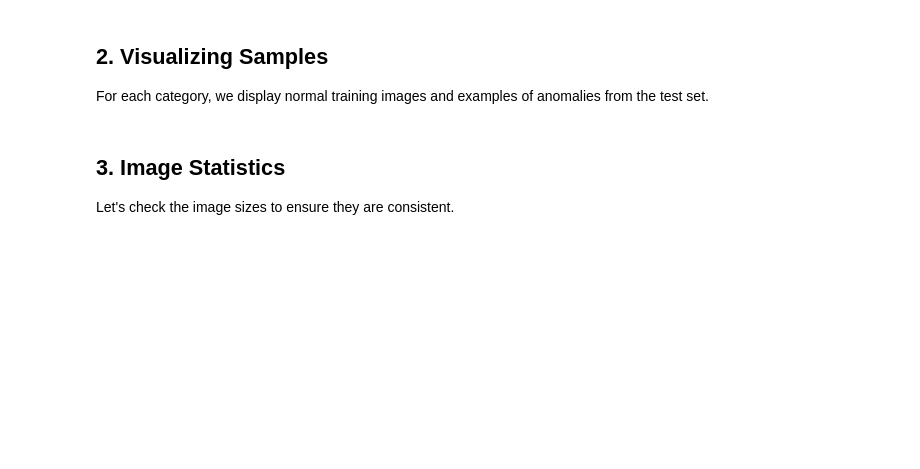
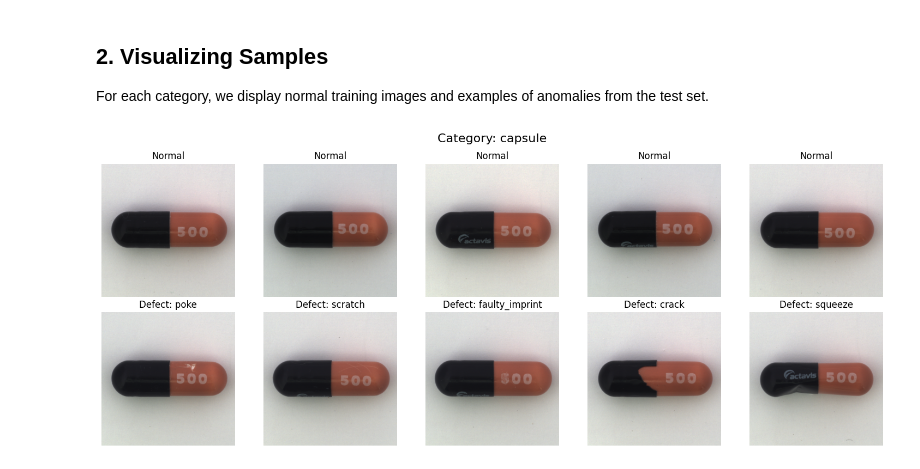
Before and after one commit to Math-ieu/Projet-PIC, a Jupyter notebook: notebooks/01_eda.ipynb, the cells around one changed output. Drawn from its saved outputs; the diff is of its cells as text; code cells hidden in the pictures; blank space fills up the shorter version.

```diff
--- a/notebooks/01_eda.ipynb
+++ b/notebooks/01_eda.ipynb
@@ -36,25 +54,30 @@ print(CATEGORIES)
 For each category, we display normal training images and examples of anomalies from the test set.
 # %%
 def show_samples(category, num_samples=5):
-    train_path = os.path.join(DATA_DIR, category, 'train', 'good')
-    test_path = os.path.join(DATA_DIR, category, 'test')
+    # Normal samples
+    normal_label = f"{category}_good"
+    normal_df = all_df[all_df['label_str'] == normal_label]
 
-    # Get training samples (Normal)
-    train_imgs = glob.glob(os.path.join(train_path, '*.png'))[:num_samples]
+    if normal_df.empty:
+        print(f"No normal samples found for {category}")
+        return
 
-    # Get test samples (Anomalies)
-    # MVTec AD test set has subfolders for different defect types + 'good'
-    defect_types = [d for d in os.listdir(test_path) if d != 'good']
+    normal_imgs = normal_df['filepath'].tolist()[:num_samples]
+
+    # Anomaly samples (everything else for this category)
+    anomaly_df = all_df[(all_df['category'] == category) & (all_df['label_str'] != normal_label)]
+
+    # Get one sample per defect type to show variety
+    defect_types = anomaly_df['label_str'].unique()
     defect_imgs = []
     defect_labels = []
 
     for dt in defect_types:
-        found = glob.glob(os.path.join(test_path, dt, '*.png'))
-        if found:
-            defect_imgs.append(found[0]) # Take one example per defect type
-            defect_labels.append(dt)
+        sample = anomaly_df[anomaly_df['label_str'] == dt].iloc[0]
+        defect_imgs.append(sample['filepath'])
+        defect_labels.append(dt)
 
-    # Limit to num_samples for display
+    # Limit to num_samples
     defect_imgs = defect_imgs[:num_samples]
     defect_labels = defect_labels[:num_samples]
 
@@ -62,11 +85,11 @@ def show_samples(category, num_samples=5):
     plt.suptitle(f"Category: {category}", fontsize=16)
 
     # Plot Normal
-    for i, img_path in enumerate(train_imgs):
+    for i, img_path in enumerate(normal_imgs):
         plt.subplot(2, num_samples, i+1)
         img = Image.open(img_path)
         plt.imshow(img)
-        plt.title("Train: Normal")
+        plt.title("Normal")
         plt.axis('off')
 
     # Plot Defects
@@ -74,7 +97,9 @@ def show_samples(category, num_samples=5):
         plt.subplot(2, num_samples, num_samples + i + 1)
         img = Image.open(img_path)
         plt.imshow(img)
-        plt.title(f"Test: {label}")
+        # Clean up label for display (remove category prefix)
+        display_label = label.replace(f"{category}_", "")
+        plt.title(f"Defect: {display_label}")
         plt.axis('off')
 
     plt.tight_layout()
@@ -86,3 +106,0 @@ for cat in CATEGORIES[:3]:
-# %% [markdown]
-## 3. Image Statistics
-Let's check the image sizes to ensure they are consistent.
@@ -99,0 +107,4 @@ for cat, size, mode in sizes:
+# %%
+show_samples('capsule')
+# %% [output]
+[figure, added]
```
Also changed, not shown: parts of 5 cells of this notebook, 27 other files.
